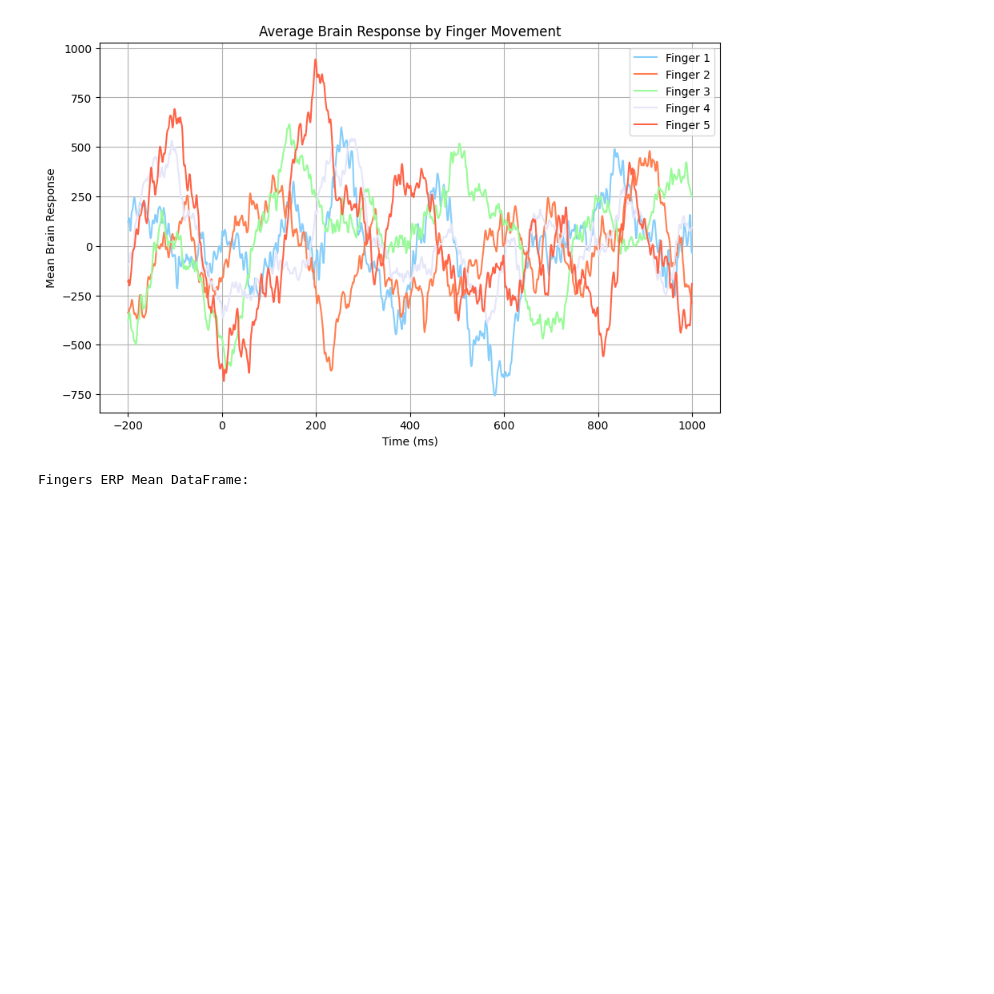
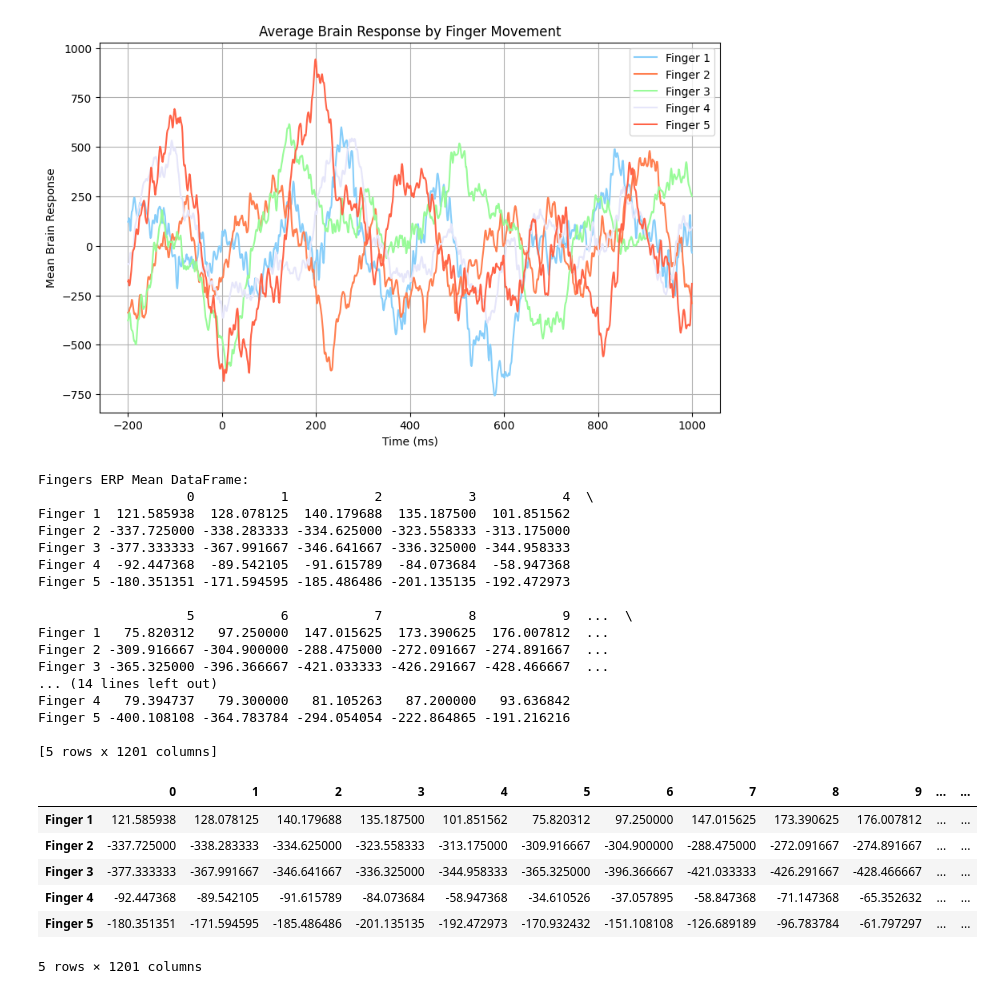
Before and after one commit to Mayadiamant/miniproject2, a Jupyter notebook: second_project.ipynb, the cells around one changed output. Drawn from its saved outputs; the diff is of its cells as text; code cells hidden in the pictures; blank space fills up the shorter version.

```diff
--- a/second_project.ipynb
+++ b/second_project.ipynb
@@ -46,10 +46,6 @@ def calc_mean_erp(trial_points, ecog_data):
     plt.grid(True)
     plt.show()
 
-    # Print and return the result matrix with finger numbers
-    print("Fingers ERP Mean Matrix:")
-    for i, row in enumerate(fingers_erp_mean, start=1):
-        print(f"Finger {i}: {row}")
    # Convert result matrix to DataFrame
     fingers_erp_mean = pd.DataFrame(fingers_erp_mean, index=[f"Finger {i}" for i in range(1, 6)], columns=[f"{i}" for i in range(0, 1201)])
     # Print the result DataFrame
@@ -58,6 +54,30 @@ def calc_mean_erp(trial_points, ecog_data):
     return fingers_erp_mean
 # %%
 fingers_erp_mean = calc_mean_erp(r"C:\Users\User\Downloads\mini_project_2_data\mini_project_2_data\events_file_ordered.csv", r"C:\Users\User\Downloads\mini_project_2_data\mini_project_2_data\brain_data_channel_one.csv")
+fingers_erp_mean
 # %% [output]
 [figure]
 Fingers ERP Mean DataFrame:
+                   0           1           2           3           4  \
+Finger 1  121.585938  128.078125  140.179688  135.187500  101.851562
+Finger 2 -337.725000 -338.283333 -334.625000 -323.558333 -313.175000
+Finger 3 -377.333333 -367.991667 -346.641667 -336.325000 -344.958333
+Finger 4  -92.447368  -89.542105  -91.615789  -84.073684  -58.947368
+Finger 5 -180.351351 -171.594595 -185.486486 -201.135135 -192.472973
+
+                   5           6           7           8           9  ...  \
+Finger 1   75.820312   97.250000  147.015625  173.390625  176.007812  ...
+Finger 2 -309.916667 -304.900000 -288.475000 -272.091667 -274.891667  ...
+Finger 3 -365.325000 -396.366667 -421.033333 -426.291667 -428.466667  ...
+... (14 lines left out)
+Finger 4   79.394737   79.300000   81.105263   87.200000   93.636842
+Finger 5 -400.108108 -364.783784 -294.054054 -222.864865 -191.216216
+
+[5 rows x 1201 columns]
+|  | 0 | 1 | 2 | 3 | 4 | 5 | 6 | 7 | 8 | 9 | ... | ... |
+| Finger 1 | 121.585938 | 128.078125 | 140.179688 | 135.187500 | 101.851562 | 75.820312 | 97.250000 | 147.015625 | 173.390625 | 176.007812 | ... | ... |
+| Finger 2 | -337.725000 | -338.283333 | -334.625000 | -323.558333 | -313.175000 | -309.916667 | -304.900000 | -288.475000 | -272.091667 | -274.891667 | ... | ... |
+| Finger 3 | -377.333333 | -367.991667 | -346.641667 | -336.325000 | -344.958333 | -365.325000 | -396.366667 | -421.033333 | -426.291667 | -428.466667 | ... | ... |
+| Finger 4 | -92.447368 | -89.542105 | -91.615789 | -84.073684 | -58.947368 | -34.610526 | -37.057895 | -58.847368 | -71.147368 | -65.352632 | ... | ... |
+| Finger 5 | -180.351351 | -171.594595 | -185.486486 | -201.135135 | -192.472973 | -170.932432 | -151.108108 | -126.689189 | -96.783784 | -61.797297 | ... | ... |
+5 rows × 1201 columns
```
